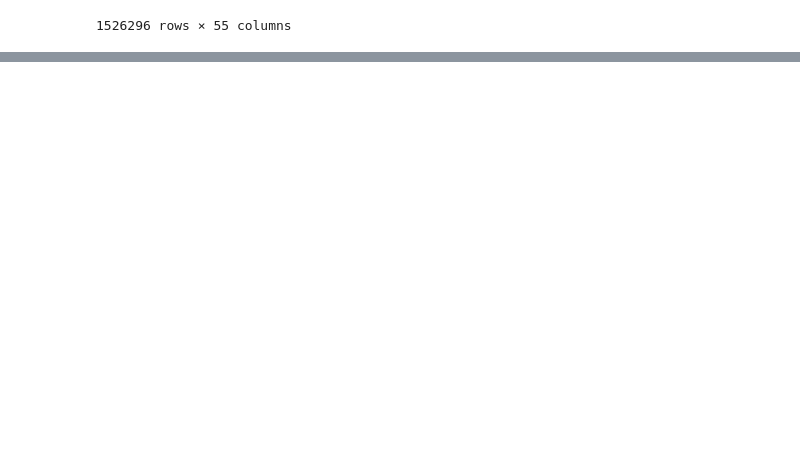
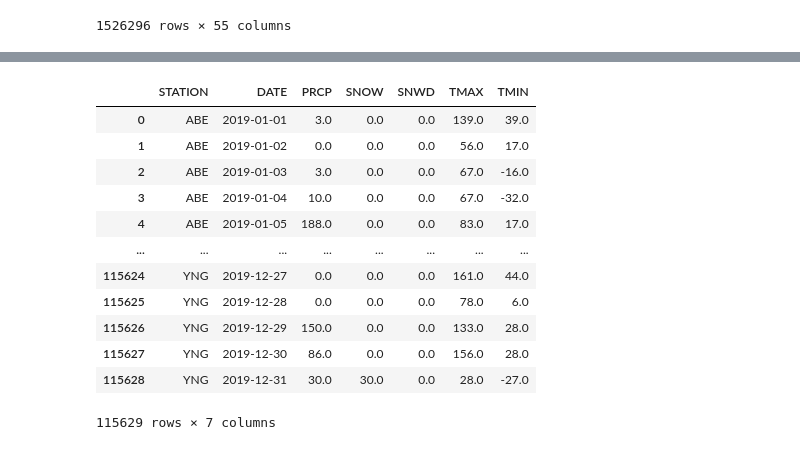
Before and after one commit to ekrichards/DSC288R_Capstone, a Jupyter notebook: notebooks/er_EDA.ipynb, the cells around one changed output, grey strips where cells are left out. Saved outputs shown, nothing was run; the diff lists cells and outputs as text; code cells hidden in the pictures; blank space fills up the shorter version.

```diff
--- a/notebooks/er_EDA.ipynb
+++ b/notebooks/er_EDA.ipynb
@@ -344,0 +358,18 @@ X_test
+# %%
+df_test_noaa = pd.read_parquet(r'C:\Users\ekait\Git\DSC288R_Capstone\data\processed\processed_noaa\processed_noaa_2019.parquet')
+# %%
+df_test_noaa
+# %% [output]
+|  | STATION | DATE | PRCP | SNOW | SNWD | TMAX | TMIN |
+| 0 | ABE | 2019-01-01 | 3.0 | 0.0 | 0.0 | 139.0 | 39.0 |
+| 1 | ABE | 2019-01-02 | 0.0 | 0.0 | 0.0 | 56.0 | 17.0 |
+| 2 | ABE | 2019-01-03 | 3.0 | 0.0 | 0.0 | 67.0 | -16.0 |
+| 3 | ABE | 2019-01-04 | 10.0 | 0.0 | 0.0 | 67.0 | -32.0 |
+| 4 | ABE | 2019-01-05 | 188.0 | 0.0 | 0.0 | 83.0 | 17.0 |
+| ... | ... | ... | ... | ... | ... | ... | ... |
+| 115624 | YNG | 2019-12-27 | 0.0 | 0.0 | 0.0 | 161.0 | 44.0 |
+| 115625 | YNG | 2019-12-28 | 0.0 | 0.0 | 0.0 | 78.0 | 6.0 |
+| 115626 | YNG | 2019-12-29 | 150.0 | 0.0 | 0.0 | 133.0 | 28.0 |
+| 115627 | YNG | 2019-12-30 | 86.0 | 0.0 | 0.0 | 156.0 | 28.0 |
+| 115628 | YNG | 2019-12-31 | 30.0 | 30.0 | 0.0 | 28.0 | -27.0 |
+115629 rows × 7 columns
```
Also changed, not shown: parts of 4 cells of this notebook, 10 other files.
